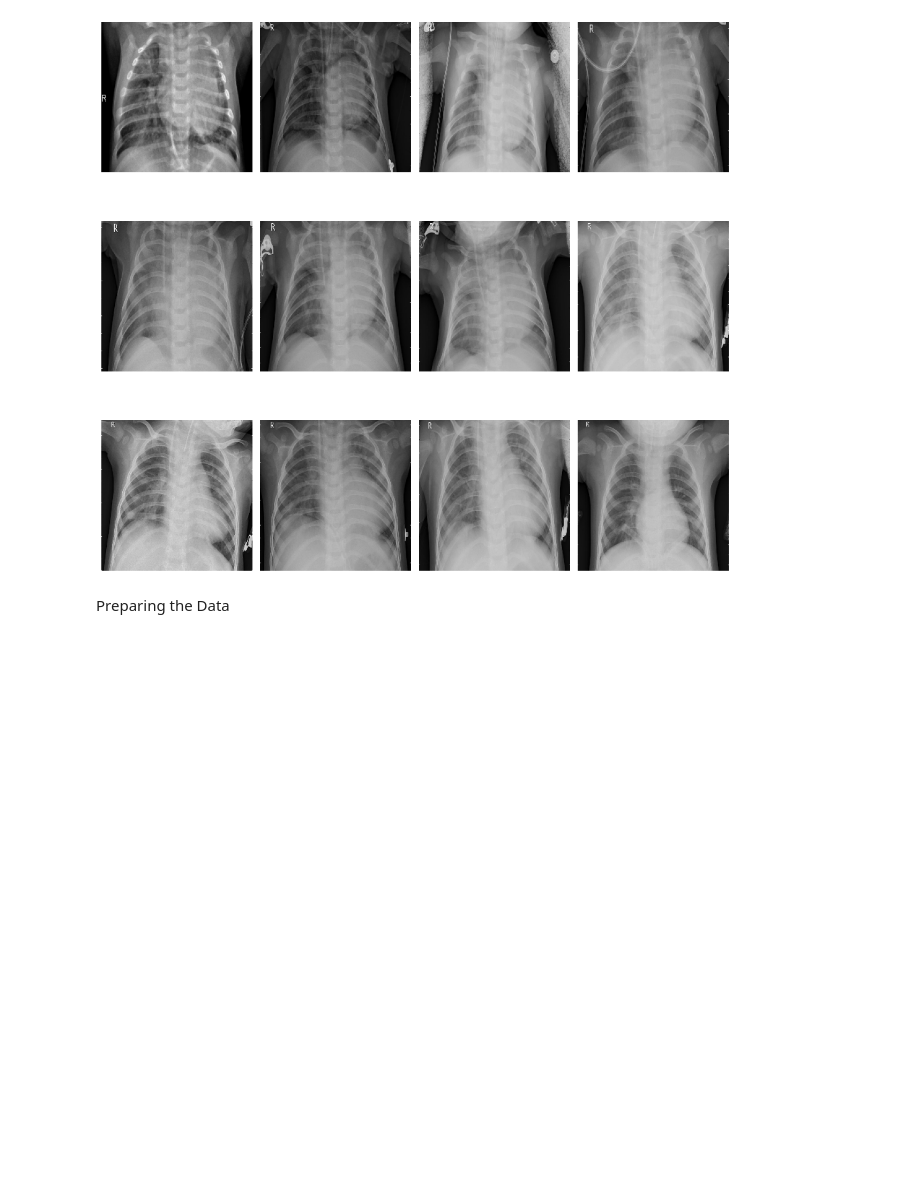
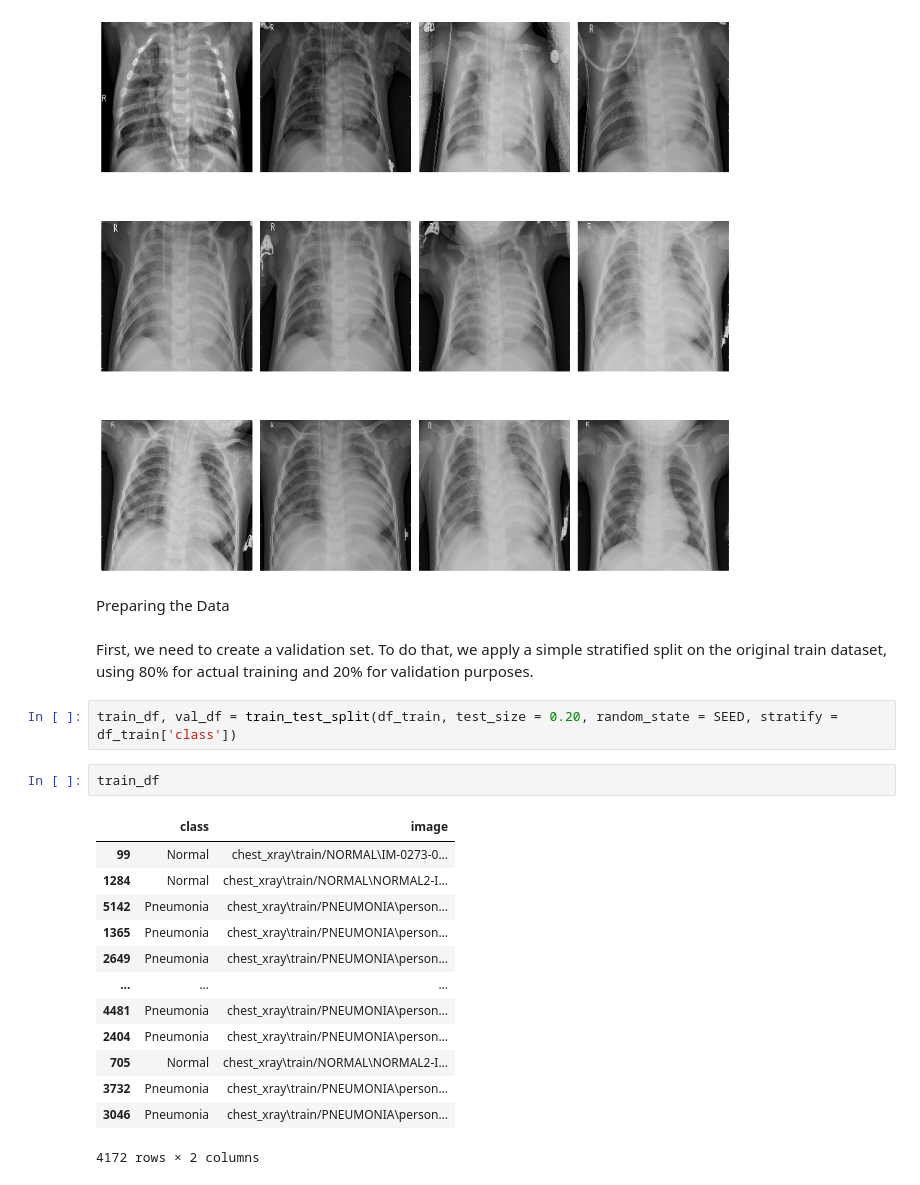
Before and after one commit to Dnsflr/PneumoniaDetectionCNN, a Jupyter notebook: CNNDetection.ipynb, the cells around one changed output. Drawn from its saved outputs; the diff is of its cells as text; blank space fills up the shorter version.

```diff
--- a/CNNDetection.ipynb
+++ b/CNNDetection.ipynb
@@ -236,3 +218,23 @@ Test Set - Pneumonia
 [figure]
 # %% [markdown]
 Preparing the Data
+# %% [markdown]
+First, we need to create a validation set. To do that, we apply a simple stratified split on the original train dataset, using 80% for actual training and 20% for validation purposes.
+# %%
+train_df, val_df = train_test_split(df_train, test_size = 0.20, random_state = SEED, stratify = df_train['class'])
+# %%
+train_df
+# %% [output]
+|  | class | image |
+| 99 | Normal | chest_xray\train/NORMAL\IM-0273-0... |
+| 1284 | Normal | chest_xray\train/NORMAL\NORMAL2-I... |
+| 5142 | Pneumonia | chest_xray\train/PNEUMONIA\person... |
+| 1365 | Pneumonia | chest_xray\train/PNEUMONIA\person... |
+| 2649 | Pneumonia | chest_xray\train/PNEUMONIA\person... |
+| ... | ... | ... |
+| 4481 | Pneumonia | chest_xray\train/PNEUMONIA\person... |
+| 2404 | Pneumonia | chest_xray\train/PNEUMONIA\person... |
+| 705 | Normal | chest_xray\train/NORMAL\NORMAL2-I... |
+| 3732 | Pneumonia | chest_xray\train/PNEUMONIA\person... |
+| 3046 | Pneumonia | chest_xray\train/PNEUMONIA\person... |
+4172 rows × 2 columns
```
Also changed, not shown: parts of 26 cells of this notebook, 1 other file.
